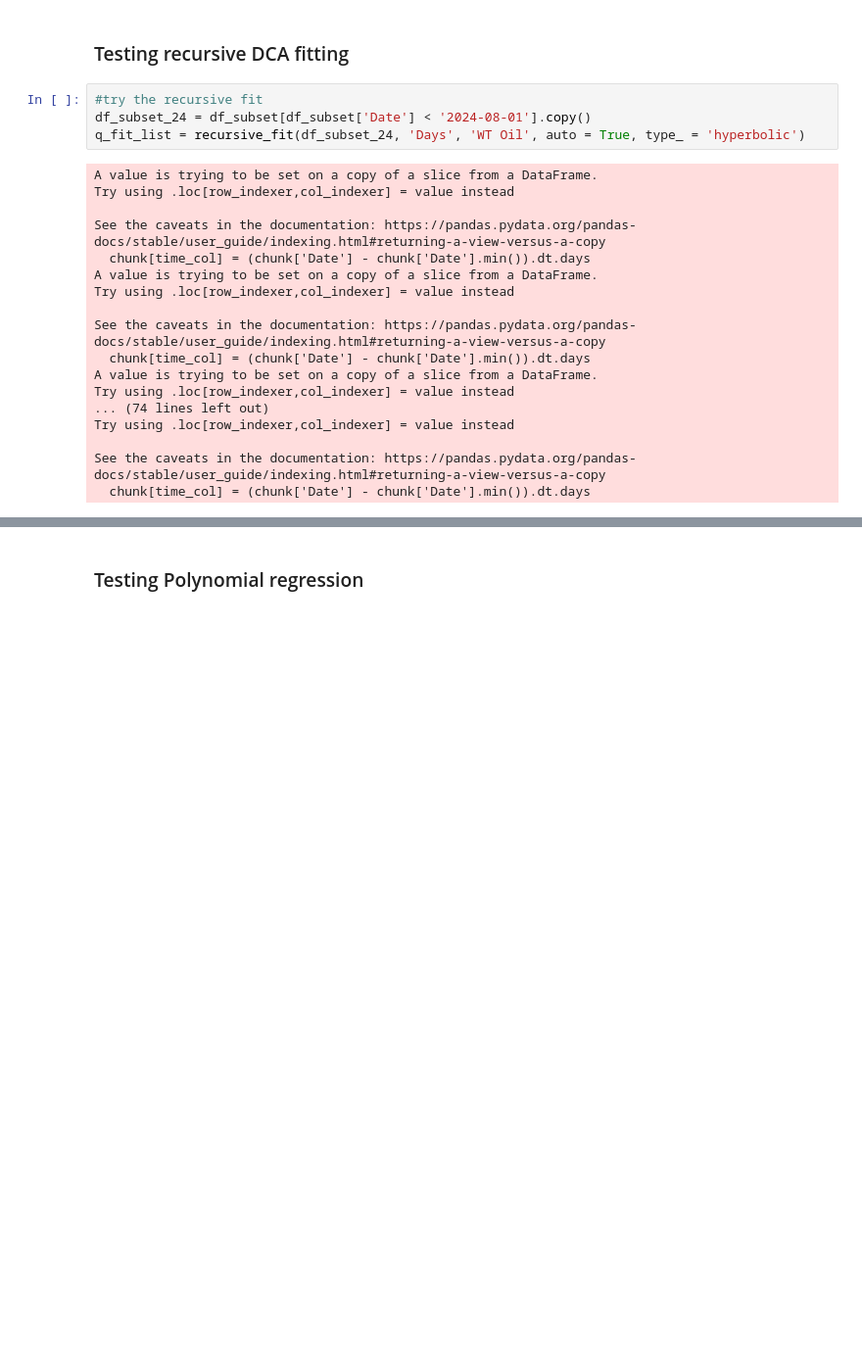
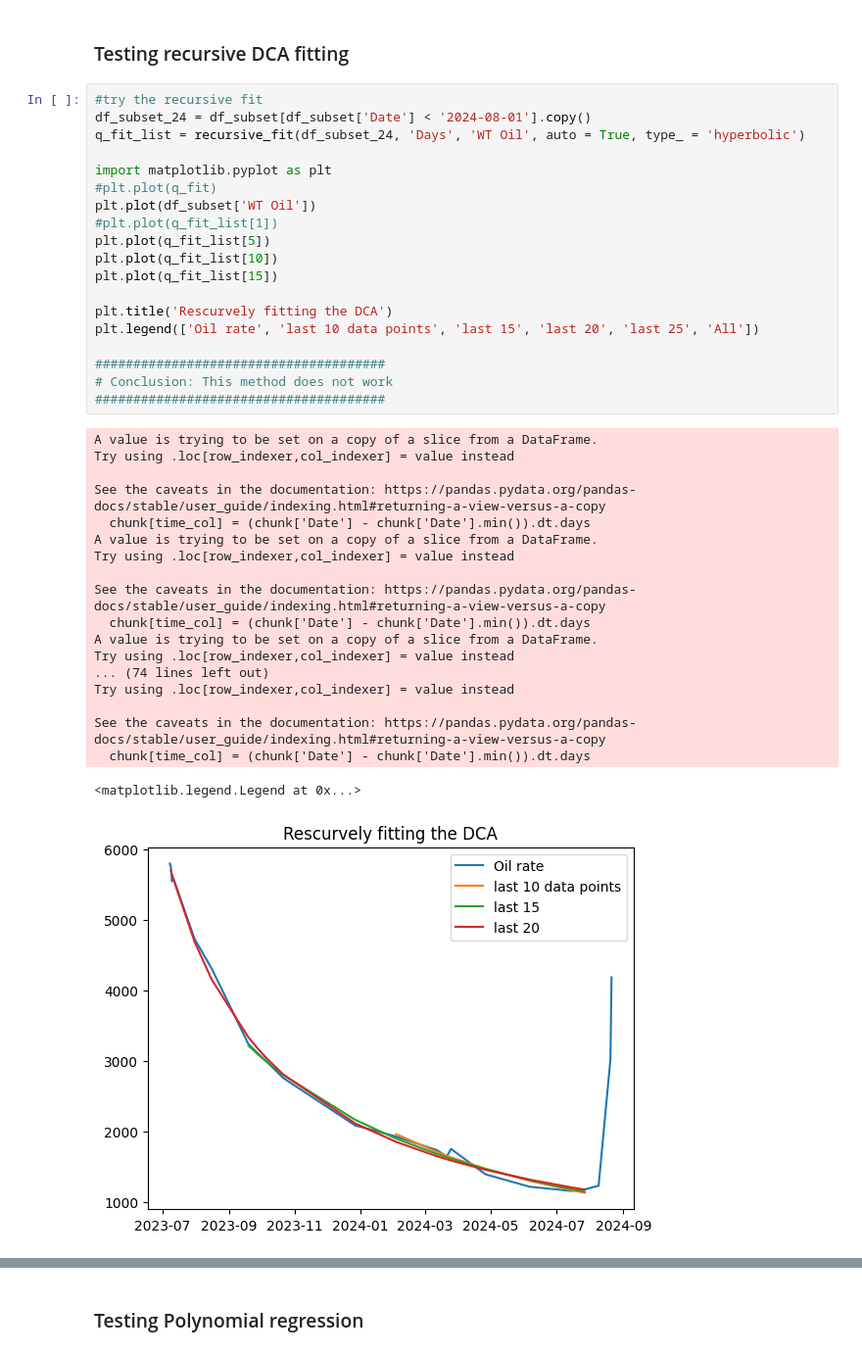
Before and after one commit to arsenenoc089/oil_well_test_monitoring_agents, a Jupyter notebook: 00_exploratory_data_analysis_DCA.ipynb, the cells around one changed output, grey strips where cells are left out. Shown: that part at 98% size. Saved outputs shown, nothing was run; the diff lists cells and outputs as text; blank space fills up the shorter version.

```diff
--- a/00_exploratory_data_analysis_DCA.ipynb
+++ b/00_exploratory_data_analysis_DCA.ipynb
@@ -117,23 +127,40 @@ def recursive_fit(data, time_col, rate_col, auto = True, qi = None, Di = None, t
 # %%
 #try the recursive fit
 df_subset_24 = df_subset[df_subset['Date'] < '2024-08-01'].copy()
 q_fit_list = recursive_fit(df_subset_24, 'Days', 'WT Oil', auto = True, type_ = 'hyperbolic')
+
+import matplotlib.pyplot as plt
+#plt.plot(q_fit)
+plt.plot(df_subset['WT Oil'])
+#plt.plot(q_fit_list[1])
+plt.plot(q_fit_list[5])
+plt.plot(q_fit_list[10])
+plt.plot(q_fit_list[15])
+
+plt.title('Rescurvely fitting the DCA')
+plt.legend(['Oil rate', 'last 10 data points', 'last 15', 'last 20', 'last 25', 'All'])
+
+######################################
+# Conclusion: This method does not work
+######################################
 # %% [output]
 A value is trying to be set on a copy of a slice from a DataFrame.
 Try using .loc[row_indexer,col_indexer] = value instead
 
 See the caveats in the documentation: https://pandas.pydata.org/pandas-docs/stable/user_guide/indexing.html#returning-a-view-versus-a-copy
   chunk[time_col] = (chunk['Date'] - chunk['Date'].min()).dt.days
 A value is trying to be set on a copy of a slice from a DataFrame.
 Try using .loc[row_indexer,col_indexer] = value instead
 
 See the caveats in the documentation: https://pandas.pydata.org/pandas-docs/stable/user_guide/indexing.html#returning-a-view-versus-a-copy
   chunk[time_col] = (chunk['Date'] - chunk['Date'].min()).dt.days
 A value is trying to be set on a copy of a slice from a DataFrame.
 Try using .loc[row_indexer,col_indexer] = value instead
 ... (74 lines left out)
 Try using .loc[row_indexer,col_indexer] = value instead
 
 See the caveats in the documentation: https://pandas.pydata.org/pandas-docs/stable/user_guide/indexing.html#returning-a-view-versus-a-copy
   chunk[time_col] = (chunk['Date'] - chunk['Date'].min()).dt.days
+<matplotlib.legend.Legend at 0x...>
+[figure, added]
 # %%
```
Also changed, not shown: parts of 4 cells of this notebook, 4 other files.
